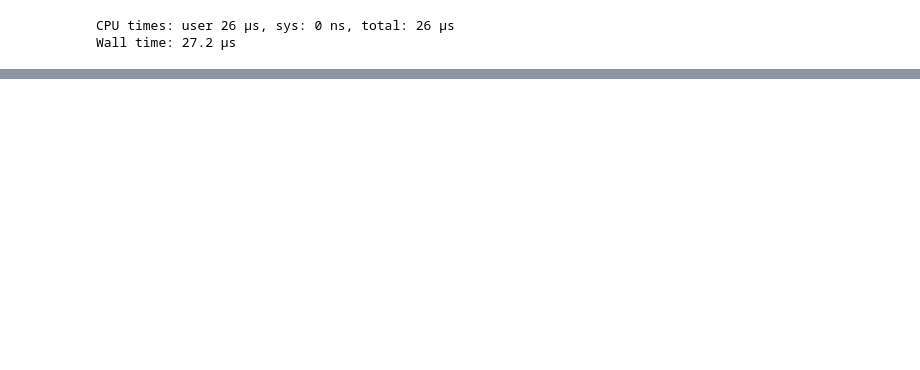
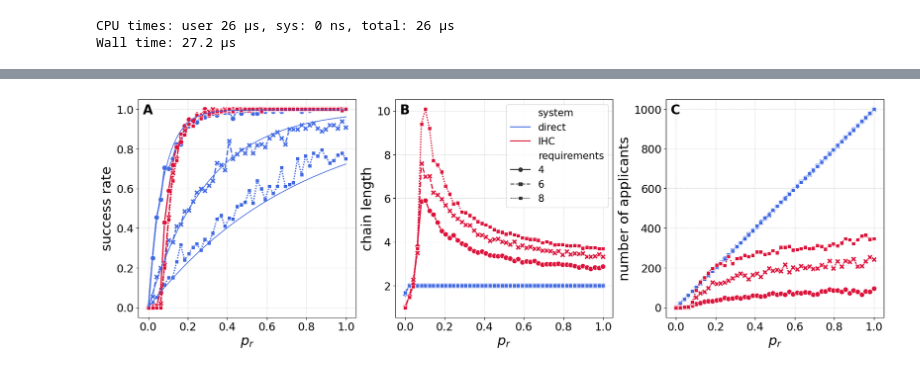
Before and after one commit to blas-ko/IndependentHaltingCascadeModel, a Jupyter notebook: notebooks/Plots.ipynb, the cells around one changed output, grey strips where cells are left out. Drawn from its saved outputs; the diff is of its cells as text; code cells hidden in the pictures; blank space fills up the shorter version.

```diff
--- a/notebooks/Plots.ipynb
+++ b/notebooks/Plots.ipynb
@@ -97,0 +225,4 @@ def dict_to_matrix( D, func=np.mean ):
+# %%
+## GLOBAL PARAMETERS
+λ = 3
+N = 5000
@@ -705,0 +719,14 @@ plt.show()
+# %%
+# read
+path = os.path.join( PATH, 'heterogeneous', 'pr_vs_requirements', 'ER' )
+path_oracle = os.path.join( PATH, 'heterogeneous', 'pr_vs_requirements', 'oracle' )
+results, p_recs, vacancy_requirements = read_results(path)
+results_oracle, p_recs, vacancy_requirements = read_results(path_oracle)
+
+# save params
+path_save = os.path.join( PATH_SAVE, 'heterogeneous', 'pr_vs_requirements', 'ER' )
+path_save_oracle = os.path.join( PATH_SAVE, 'heterogeneous', 'pr_vs_requirements', 'oracle' )
+os.makedirs(path_save, exist_ok=True)
+os.makedirs(path_save_oracle, exist_ok=True)
+
+print("Read successfully!")
@@ -705,0 +735,69 @@ plt.show()
+# %%
+# global plot params
+fig, ax = plt.subplots(1, 3, figsize=(2.1*figsize[0], 0.9*figsize[1]), constrained_layout=True,
+                         sharex=False, sharey=False)
+ax = ax.flatten() # for easy indexing
+
+## Prepare data
+success    = np.mean(results['success_rate'], axis=1).reshape( len(p_recs), len(vacancy_requirements) )
+applicants = np.mean(results['applicants'], axis=1).reshape( len(p_recs), len(vacancy_requirements) )
+depths     = np.mean(results['chain_depths'], axis=1).reshape( len(p_recs), len(vacancy_requirements) )
+success_oracle    = np.mean(results_oracle['success_rate'], axis=1).reshape( len(p_recs), len(vacancy_requirements) )
+applicants_oracle = np.mean(results_oracle['applicants'], axis=1).reshape( len(p_recs), len(vacancy_requirements) )
+depths_oracle     = np.mean(results_oracle['chain_depths'], axis=1).reshape( len(p_recs), len(vacancy_requirements) )
+## Convert to long dataframe
+# success rate
+df_success_ihc = results_to_dataframe(success, x=p_recs, system='IHC')
+df_success_oracle = results_to_dataframe(success_oracle, x=p_recs, system='direct')
+df_success = pd.concat([df_success_oracle, df_success_ihc], ignore_index=True)
+# applicants
+df_applicants_ihc = results_to_dataframe(applicants, x=p_recs, system='IHC')
+df_applicants_oracle = results_to_dataframe(applicants_oracle, x=p_recs, system='direct')
+df_applicants = pd.concat([df_applicants_oracle, df_applicants_ihc], ignore_index=True)
+# chain depth
+df_depths_ihc = results_to_dataframe(depths, x=p_recs, system='IHC')
+df_depths_oracle = results_to_dataframe(depths_oracle, x=p_recs, system='direct')
+df_depths = pd.concat([df_depths_oracle, df_depths_ihc], ignore_index=True)
+## Theoretical predictions
+prs_theo, success_theo = oracle_theoretical_success_rate(N)
+
+## Viz
+# ========== PLOT 1 (success rate) ==========
+sns.lineplot(
+    data=df_success, x="$p_r$", y='y', hue="system", style="requirements",
+    markers=True, dashes=True, palette=cs[:2], lw=2, ms=8, ax=ax[0], legend=False)
+ax[0].plot(prs_theo, success_theo, color=cs[0], lw=1.2)
+
+ax[0].set_ylabel('success rate')
+ax[0].grid(True)
+
+# ========== PLOT 2 (chain length) ==========
+sns.lineplot(
+    data=df_depths, x="$p_r$", y='y', hue="system", style="requirements",
+    markers=True, dashes=True, palette=cs[:2], lw=2, ms=8, ax=ax[1], legend=True)
+
+ax[1].set_ylabel('chain length')
+ax[1].grid(True)
+ax[1].legend(loc='upper right', fontsize=legend_font_size*0.9)
+
+# ========== PLOT 3 (applicants) ==========
+sns.lineplot(
+    data=df_applicants, x="$p_r$", y='y', hue="system", style="requirements",
+    markers=True, dashes=True, palette=cs[:2], lw=2, ms=8, ax=ax[2], legend=False)
+
+ax[2].set_ylabel('number of applicants')
+ax[2].grid(True)
+# ax[2].legend(loc='upper left', fontsize=legend_font_size*0.9)
+
+## Add panel labels
+label_panels(ax, pos=(0.02, 0.98))
+
+if SAVE:
+    sample_path = glob(os.path.join(path, 'chain_depths', '*.npy'))[0]
+    avg_skills = extract_param_from_path(sample_path, 'avg_skills')
+    fn = f'n_nodes={N}-k_avg={K_AVG}-avg_skills={avg_skills}.png'
+    fn = os.path.join(path_save, fn)
+    plt.savefig(fn, format='png', dpi=300, bbox_inches='tight')
+    print(f"Plot saved successfully at {fn}")
+# %% [output]
+[figure, added]
```
Also changed, not shown: parts of 73 cells of this notebook.
